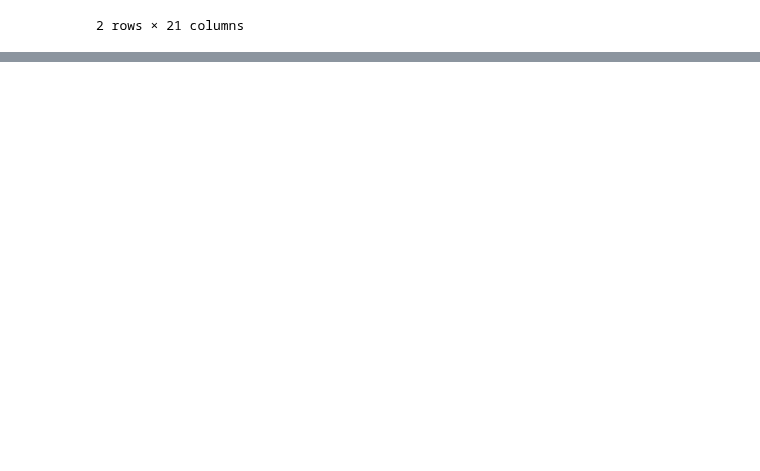
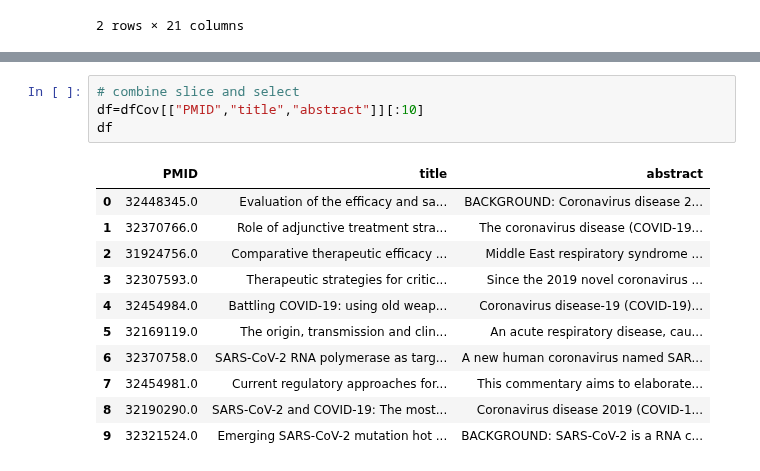
Before and after one commit to grasshoff/philhistcomp, a Jupyter notebook: projects/corona_research/RemdesivirResearchObjects.ipynb, the cells around one changed output, grey strips where cells are left out. Drawn from its saved outputs; the diff is of its cells as text; blank space fills up the shorter version.

```diff
--- a/projects/corona_research/RemdesivirResearchObjects.ipynb
+++ b/projects/corona_research/RemdesivirResearchObjects.ipynb
@@ -54,0 +76,16 @@ Transforms data frames into parts, extracts the columns of interest, imports oth
+# %%
+# combine slice and select
+df=dfCov[["PMID","title","abstract"]][:10]
+df
+# %% [output]
+|  | PMID | title | abstract |
+| 0 | 32448345.0 | Evaluation of the efficacy and sa... | BACKGROUND: Coronavirus disease 2... |
+| 1 | 32370766.0 | Role of adjunctive treatment stra... | The coronavirus disease (COVID-19... |
+| 2 | 31924756.0 | Comparative therapeutic efficacy ... | Middle East respiratory syndrome ... |
+| 3 | 32307593.0 | Therapeutic strategies for critic... | Since the 2019 novel coronavirus ... |
+| 4 | 32454984.0 | Battling COVID-19: using old weap... | Coronavirus disease-19 (COVID-19)... |
+| 5 | 32169119.0 | The origin, transmission and clin... | An acute respiratory disease, cau... |
+| 6 | 32370758.0 | SARS-CoV-2 RNA polymerase as targ... | A new human coronavirus named SAR... |
+| 7 | 32454981.0 | Current regulatory approaches for... | This commentary aims to elaborate... |
+| 8 | 32190290.0 | SARS-CoV-2 and COVID-19: The most... | Coronavirus disease 2019 (COVID-1... |
+| 9 | 32321524.0 | Emerging SARS-CoV-2 mutation hot ... | BACKGROUND: SARS-CoV-2 is a RNA c... |
```
Also changed, not shown: parts of 21 cells of this notebook, 1 other file.
